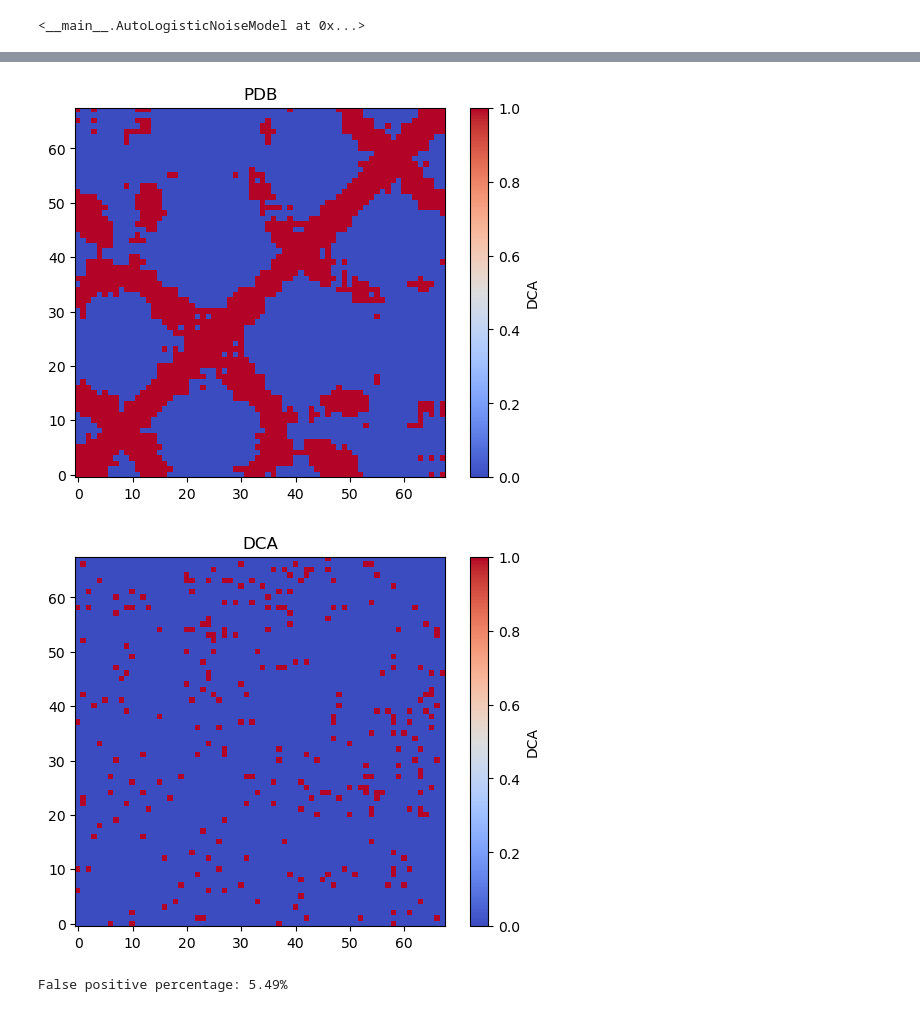
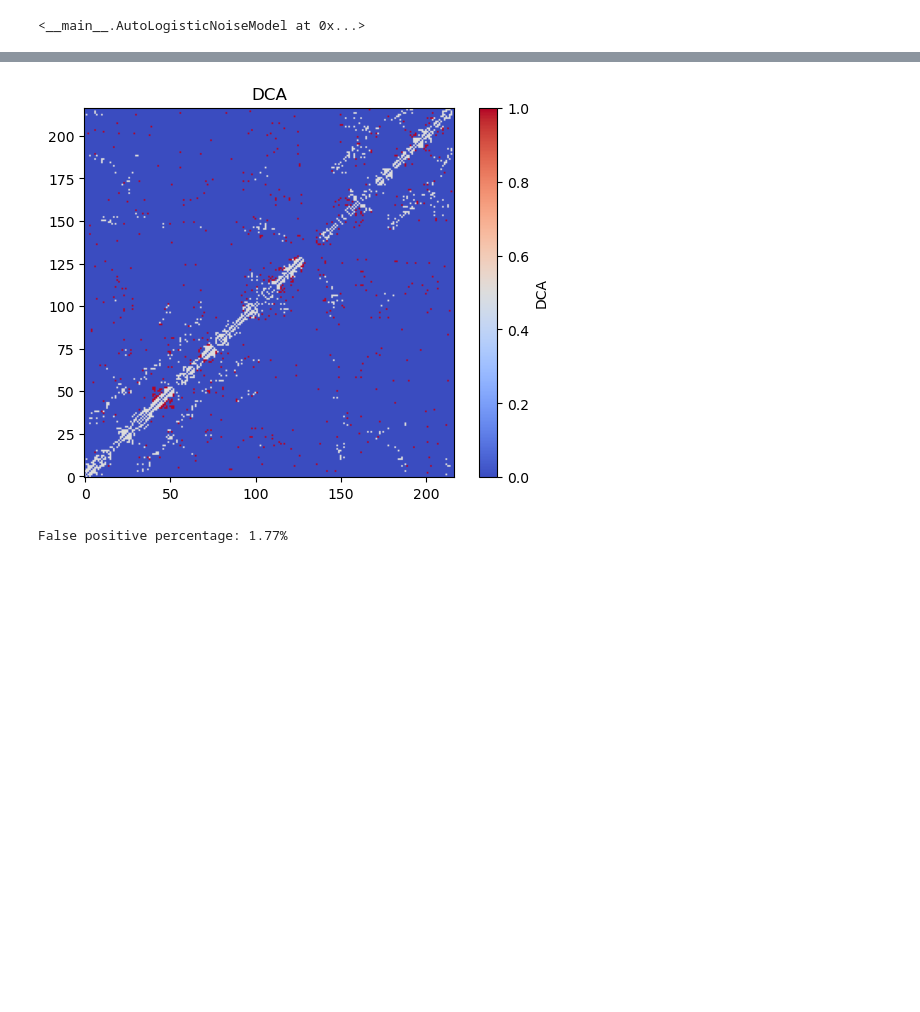
Before and after one commit to Fabiog17/Internship, a Jupyter notebook: Nice_noise_angstrom.ipynb, the cells around one changed output, grey strips where cells are left out. Saved outputs shown, nothing was run; the diff lists cells and outputs as text; code cells hidden in the pictures; blank space fills up the shorter version.

```diff
--- a/Nice_noise_angstrom.ipynb
+++ b/Nice_noise_angstrom.ipynb
@@ -739,45 +810,42 @@ False positive percentage: 2.74%
 # %%
-index=150
+#index=2
 L = distance_map[index].shape[0]
 K = 5 * L
 
 contact_map=contact_from_distance(distance_map[index])
 isfinite = np.isfinite(distance_map[index])
-plt.figure()
-plt.imshow(contact_map,cmap='coolwarm', origin='lower')
-plt.colorbar(label="DCA")
-plt.title("PDB")
-plt.show()
 
 
 binary_map = top_k_mask(dca[index], 5 * L)
 
 true_positives = (binary_map == 1) & (contact_map == 1)
 false_positives = (binary_map == 1) & (contact_map== 0)
 
 true_positives = true_positives.astype(float)
 false_positives = false_positives.astype(float)
 
 result= np.zeros_like(true_positives)
 for i in range(len(true_positives)):
     for j in range(len(true_positives)):
-        # if true_positives[i][j] == 1 and isfinite[i][j]:
-        #     result[i][j] = 0.5
-        if false_positives[i][j] == 1 and isfinite[i][j]:
+        if true_positives[i][j] == 1 and isfinite[i][j]:
+            result[i][j] = 0.5
+        elif false_positives[i][j] == 1 and isfinite[i][j]:
             result[i][j] = 1.0
         else:
             result[i][j] = 0.0
 
 plt.figure()
 plt.imshow(result,cmap='coolwarm', origin='lower')
 #plt.imshow(false_positives,cmap='coolwarm_r', origin='lower')
 plt.colorbar(label="DCA")
 plt.title("DCA")
 plt.show()
 
-fp_percentage = result.sum() / (np.ones_like(result).sum())
+upper = np.triu(np.ones_like(contact_map, dtype=bool), 1)
+valid = upper & (contact_map == 0)
+
+fp_percentage = false_positives[valid].sum() / valid.sum()
 print(f"False positive percentage: {fp_percentage:.2%}")
 # %% [output]
-[figure, old version]
+[figure, new version]
-[figure, removed]
-False positive percentage: 5.49%
+False positive percentage: 1.77%
```
Also changed, not shown: parts of 9 cells of this notebook, 5 other files.
